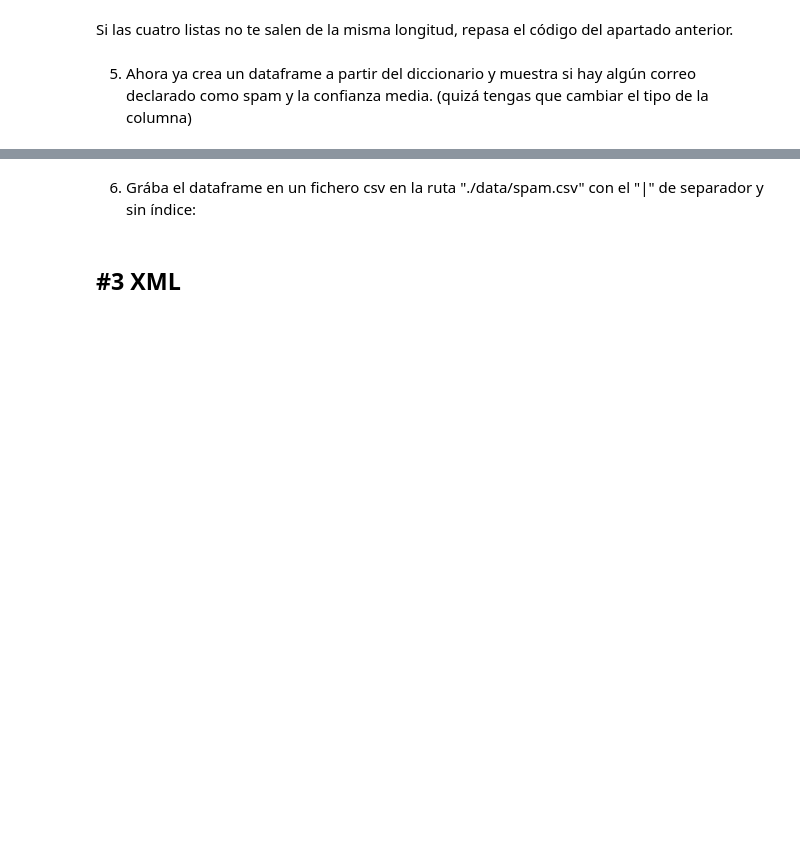
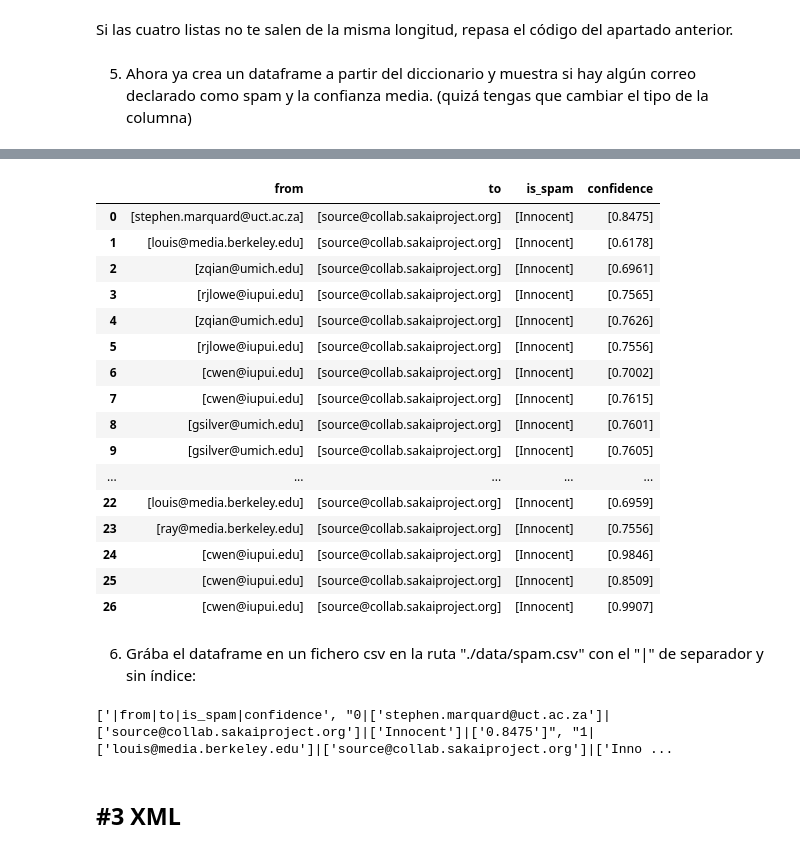
Before and after one commit to enax93/ONLINE_DS_THEBRIDGE_EmmaCollado, a Jupyter notebook: 03_Analisis_de_Datos/Sprint_05/Unidad_02/Practica_Obligatoria/18_Practica_Obligatoria_Ficheros.ipynb, the cells around one changed output, grey strips where cells are left out. Drawn from its saved outputs; the diff is of its cells as text; code cells hidden in the pictures; blank space fills up the shorter version.

```diff
--- a/03_Analisis_de_Datos/Sprint_05/Unidad_02/Practica_Obligatoria/18_Practica_Obligatoria_Ficheros.ipynb
+++ b/03_Analisis_de_Datos/Sprint_05/Unidad_02/Practica_Obligatoria/18_Practica_Obligatoria_Ficheros.ipynb
@@ -183,2 +191,9 @@ Vamos a leer ahora el fichero indicado en la ruta contenida en `fichero_texto`,
 # %% [markdown]
 2. Lee el fichero (usando `with open...`) y muestra las primeras 60 filas por pantalla, así podrás ver como es más o menos la estructura del mismo
+# %%
+with open(fichero_texto, "r") as f:
+
+    lineas = [line.replace("\n","") for line in f.readlines()[:60]]
+
+for num_linea, linea in enumerate(lineas):
+    print(f"{num_linea}: {linea}")
@@ -185,3 +218,30 @@ Vamos a leer ahora el fichero indicado en la ruta contenida en `fichero_texto`,
 # %% [markdown]
 3. Ahora sabemos que el emisor viene después de "To:" el receptor después de "From:" el resultado de Spam tras "X-DSPAM-Result" y el nivel de confianza tras "X-DSPAM-Confidence", crea un programa que lea el fichero y a medida que va leyendo el texto añada cada valor (emisor, receptor, si es spam o no, nivel de confianza) a cada una de las listas del diccionario creado en 1.
 Por ejemplo, cuando llegue a una línea con "To:" que añada el correo a <diccionario>["to"]
+# %%
+diccionario_texto = {
+    "from":[],
+    "to":[],
+    "is_spam":[],
+    "confidence":[]
+}
+
+with open(fichero_texto, "r") as f:
+
+    for linea in f:
+        if "From:" in linea:
+            emisor = linea.split("From:")[1].split()
+            diccionario_texto["from"].append(emisor)
+
+        elif "To:" in linea:
+            receptor = linea.split("To:")[1].split()
+            diccionario_texto["to"].append(receptor)
+
+        elif "X-DSPAM-Result" in linea:
+            spam = linea.split("X-DSPAM-Result:")[1].split()
+            diccionario_texto["is_spam"].append(spam)
+
+        elif "X-DSPAM-Confidence" in linea:
+            confianza = linea.split("X-DSPAM-Confidence:")[1].split()
+            diccionario_texto["confidence"].append(confianza)
+print(diccionario_texto)
@@ -191,3 +261,7 @@ Por ejemplo, cuando llegue a una línea con "To:" que añada el correo a <diccio
 Si las cuatro listas no te salen de la misma longitud, repasa el código del apartado anterior.
 # %% [markdown]
 5. Ahora ya crea un dataframe a partir del diccionario y muestra si hay algún correo declarado como spam y la confianza media. (quizá tengas que cambiar el tipo de la columna)
+# %%
+df_texto = pd.DataFrame(diccionario_texto)
+
+df_texto.info()
@@ -193,0 +280,20 @@ Si las cuatro listas no te salen de la misma longitud, repasa el código del apa
+# %%
+df_texto
+# %% [output]
+|  | from | to | is_spam | confidence |
+| 0 | [stephen.marquard@uct.ac.za] | [source@collab.sakaiproject.org] | [Innocent] | [0.8475] |
+| 1 | [louis@media.berkeley.edu] | [source@collab.sakaiproject.org] | [Innocent] | [0.6178] |
+| 2 | [zqian@umich.edu] | [source@collab.sakaiproject.org] | [Innocent] | [0.6961] |
+| 3 | [rjlowe@iupui.edu] | [source@collab.sakaiproject.org] | [Innocent] | [0.7565] |
+| 4 | [zqian@umich.edu] | [source@collab.sakaiproject.org] | [Innocent] | [0.7626] |
+| 5 | [rjlowe@iupui.edu] | [source@collab.sakaiproject.org] | [Innocent] | [0.7556] |
+| 6 | [cwen@iupui.edu] | [source@collab.sakaiproject.org] | [Innocent] | [0.7002] |
+| 7 | [cwen@iupui.edu] | [source@collab.sakaiproject.org] | [Innocent] | [0.7615] |
+| 8 | [gsilver@umich.edu] | [source@collab.sakaiproject.org] | [Innocent] | [0.7601] |
+| 9 | [gsilver@umich.edu] | [source@collab.sakaiproject.org] | [Innocent] | [0.7605] |
+| ... | ... | ... | ... | ... |
+| 22 | [louis@media.berkeley.edu] | [source@collab.sakaiproject.org] | [Innocent] | [0.6959] |
+| 23 | [ray@media.berkeley.edu] | [source@collab.sakaiproject.org] | [Innocent] | [0.7556] |
+| 24 | [cwen@iupui.edu] | [source@collab.sakaiproject.org] | [Innocent] | [0.9846] |
+| 25 | [cwen@iupui.edu] | [source@collab.sakaiproject.org] | [Innocent] | [0.8509] |
+| 26 | [cwen@iupui.edu] | [source@collab.sakaiproject.org] | [Innocent] | [0.9907] |
@@ -196,3 +310,10 @@ Si las cuatro listas no te salen de la misma longitud, repasa el código del apa
+# %%
+with open("./data/spam.csv", "r", encoding= "utf8") as f:
+    datos = [linea.replace("\n", "") for linea in f]
+
+print(datos)
+# %% [output]
+['|from|to|is_spam|confidence', "0|['stephen.marquard@uct.ac.za']|['source@collab.sakaiproject.org']|['Innocent']|['0.8475']", "1|['louis@media.berkeley.edu']|['source@collab.sakaiproject.org']|['Inno ...
 # %% [markdown]
 ## #3 XML
 # %% [markdown]
```
Also changed, not shown: parts of 18 cells of this notebook, 2 other files.
